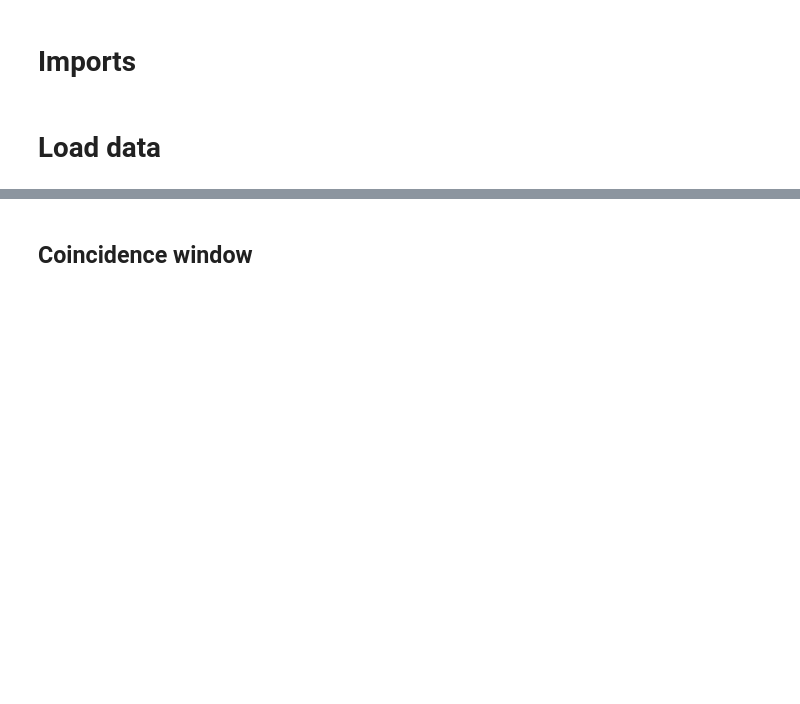
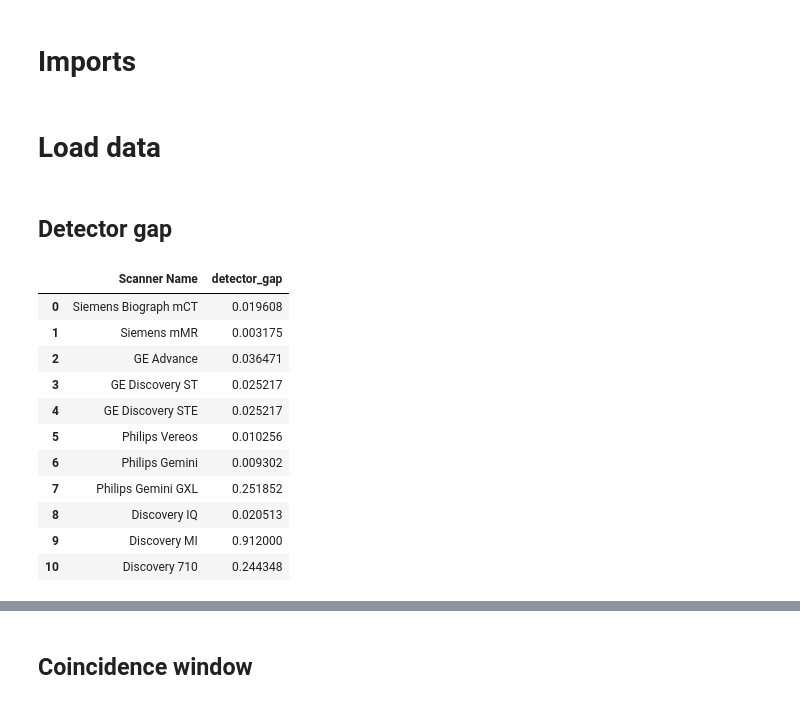
Before and after one commit to YerePhy/randfig, a Jupyter notebook: notebooks/1.0-jpm-params-eda.ipynb, the cells around one changed output, grey strips where cells are left out. Drawn from its saved outputs; the diff is of its cells as text; code cells hidden in the pictures; blank space fills up the shorter version.

```diff
--- a/notebooks/1.0-jpm-params-eda.ipynb
+++ b/notebooks/1.0-jpm-params-eda.ipynb
@@ -50,3 +50,22 @@ df_materials = pd.read_csv(SIMSET_MATERIALS)
 df = pd.read_csv(FILE_PATH, usecols=FIELDS)
 df = df.merge(df_materials, how="left", left_on="simset_material", right_on="Attenuation Index")
 df["Material, Att. Idx."] = df["Material"].astype(str) + ', ' + df["Attenuation Index"].astype(str)
+# %% [markdown]
+## Detector gap
+# %%
+df\
+.assign(detector_gap=(df["axial_fov"] - df["num_rings"] * df["z_crystal_size"]) / (df["num_rings"] - 1))\
+.loc[:, ["Scanner Name", "detector_gap"]]
+# %% [output]
+|  | Scanner Name | detector_gap |
+| 0 | Siemens Biograph mCT | 0.019608 |
+| 1 | Siemens mMR | 0.003175 |
+| 2 | GE Advance | 0.036471 |
+| 3 | GE Discovery ST | 0.025217 |
+| 4 | GE Discovery STE | 0.025217 |
+| 5 | Philips Vereos | 0.010256 |
+| 6 | Philips Gemini | 0.009302 |
+| 7 | Philips Gemini GXL | 0.251852 |
+| 8 | Discovery IQ | 0.020513 |
+| 9 | Discovery MI | 0.912000 |
+| 10 | Discovery 710 | 0.244348 |
```
Also changed, not shown: parts of 1 cell of this notebook, 1 other file.
